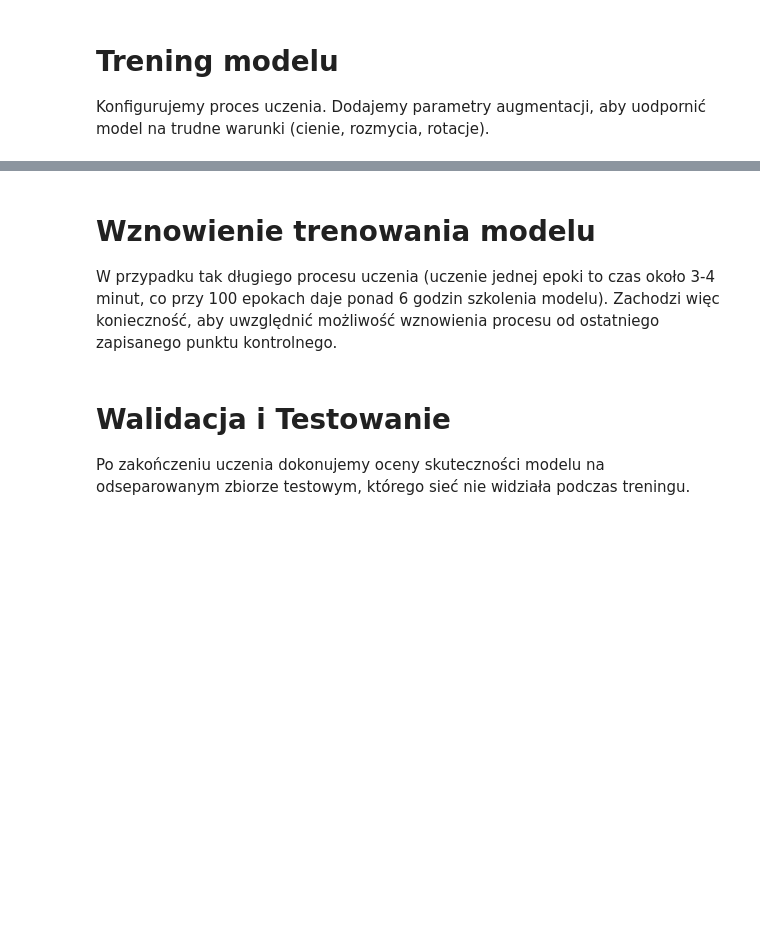
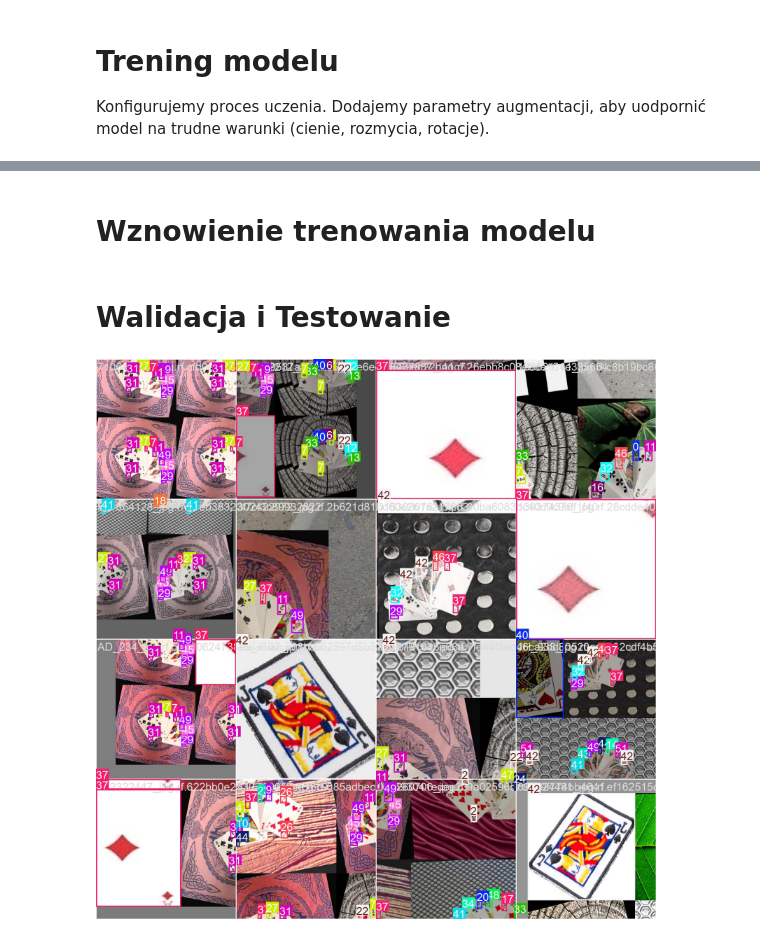
Before and after one commit to kamilmarchewka/czarny_jacek_asystent, a Jupyter notebook: notebooks/ai_blackjack.ipynb, the cells around one changed output, grey strips where cells are left out. Saved outputs shown, nothing was run; the diff lists cells and outputs as text; code cells hidden in the pictures; blank space fills up the shorter version.

Commit message:
final version with 640 model

```diff
--- a/notebooks/ai_blackjack.ipynb
+++ b/notebooks/ai_blackjack.ipynb
@@ -105,7 +118,5 @@ Overriding model.yaml nc=80 with nc=52
-# %% [markdown]
-# Wznowienie trenowania modelu
-
-W przypadku tak długiego procesu uczenia (uczenie jednej epoki to czas około 3-4 minut, co przy 100 epokach daje ponad 6 godzin szkolenia modelu). Zachodzi więc konieczność, aby uwzględnić możliwość wznowienia procesu od ostatniego zapisanego punktu kontrolnego.
+# %% [markdown]
+# Wznowienie trenowania modelu
 # %%
 from ultralytics import YOLO
 
@@ -113,8 +124,12 @@ path_to_last = 'runs/detect/train/weights/last.pt'
 
 model = YOLO(path_to_last)
 model.train(resume=True)
-# %% [markdown]
-# Walidacja i Testowanie
-
-Po zakończeniu uczenia dokonujemy oceny skuteczności modelu na odseparowanym zbiorze testowym, którego sieć nie widziała podczas treningu.
+# %% [markdown]
+# Walidacja i Testowanie
+# %%
+from IPython.display import Image
+
+Image(filename='runs/detect/train-2/train_batch0.jpg')
+# %% [output]
+[figure, added]
 # %%
```
Also changed, not shown: parts of 5 cells of this notebook, 7 other files.
